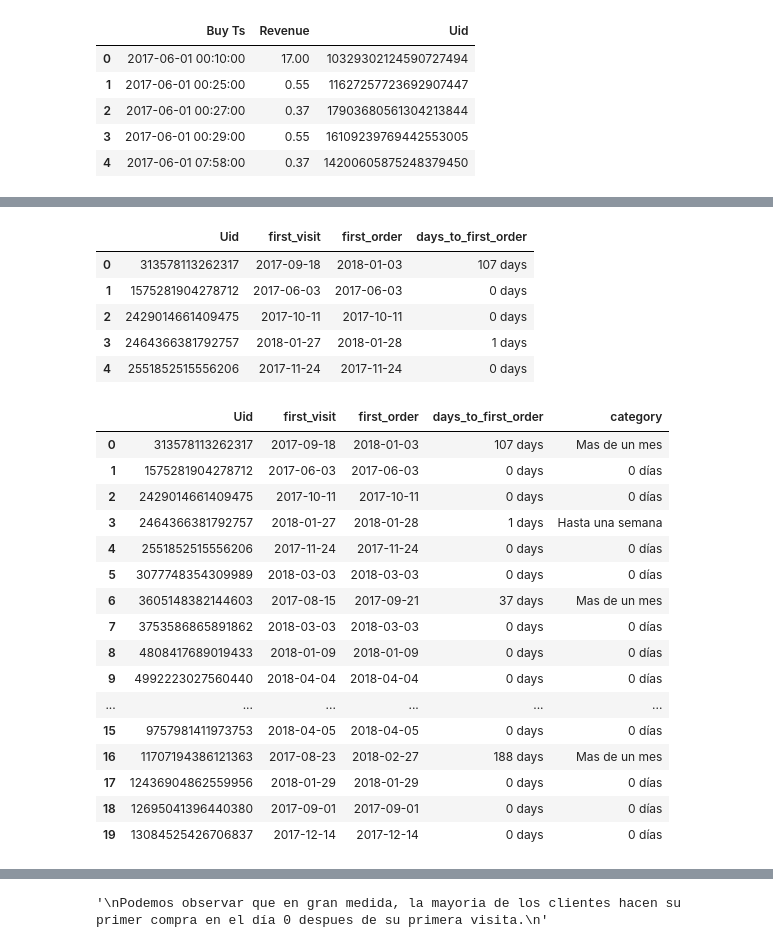
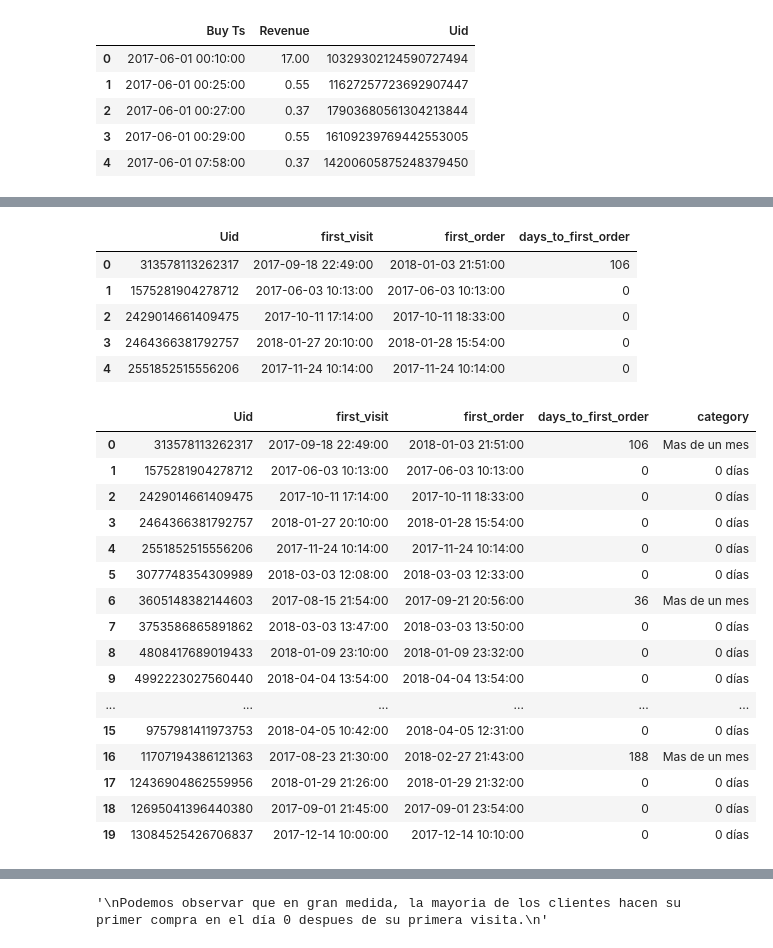
Before and after one commit to cristopherrexx-coder/Proyect-10, a Jupyter notebook: Sprint 10 proyect.ipynb, the cells around one changed output, grey strips where cells are left out. Saved outputs shown, nothing was run; the diff lists cells and outputs as text; code cells hidden in the pictures.

```diff
--- a/Sprint 10 proyect.ipynb
+++ b/Sprint 10 proyect.ipynb
@@ -431,5 +453,7 @@ Name: first_order_month, Length: 36523, dtype: datetime64[ns]
 # %%
-#Unimos los DF
+#Unimos los DF y renombramos las columans
 convertion = first_visit_user.merge(first_order_month, on='Uid')
+convertion.columns = ['Uid', 'first_visit', 'first_order']
+convertion['first_order']=pd.to_datetime(convertion['first_order'])
 convertion.head()
 # %% [output]
@@ -453,5 +465,0 @@ convertion.head()
-# %%
-#Damos formato de AÑO, MES Y DIA a las columnas con fechas
-convertion['first_visit'] = convertion['first_visit'].dt.date
-convertion['first_order'] = convertion['first_order'].dt.date
-convertion.head()
@@ -495,40 +483,40 @@ memory usage: 1.1+ MB
 # %%
 #Crearemos una columna con la diferencia de dias entre la primer visita y la primer orden
-convertion['days_to_first_order'] = convertion['first_order'] - convertion['first_visit']
+convertion['days_to_first_order'] = (convertion['first_order'] - convertion['first_visit']).dt.days
 convertion.head()
 # %% [output]
 |  | Uid | first_visit | first_order | days_to_first_order |
-| 0 | 313578113262317 | 2017-09-18 | 2018-01-03 | 107 days |
-| 1 | 1575281904278712 | 2017-06-03 | 2017-06-03 | 0 days |
-| 2 | 2429014661409475 | 2017-10-11 | 2017-10-11 | 0 days |
-| 3 | 2464366381792757 | 2018-01-27 | 2018-01-28 | 1 days |
-| 4 | 2551852515556206 | 2017-11-24 | 2017-11-24 | 0 days |
+| 0 | 313578113262317 | 2017-09-18 22:49:00 | 2018-01-03 21:51:00 | 106 |
+| 1 | 1575281904278712 | 2017-06-03 10:13:00 | 2017-06-03 10:13:00 | 0 |
+| 2 | 2429014661409475 | 2017-10-11 17:14:00 | 2017-10-11 18:33:00 | 0 |
+| 3 | 2464366381792757 | 2018-01-27 20:10:00 | 2018-01-28 15:54:00 | 0 |
+| 4 | 2551852515556206 | 2017-11-24 10:14:00 | 2017-11-24 10:14:00 | 0 |
 # %%
 #Listado del tiempo que tardan los clientes en realizar un pedido.
-convertion.loc[convertion['days_to_first_order'] > '30 days', 'category'] = 'Mas de un mes'
-convertion.loc[convertion['days_to_first_order'] <=  '30 days', 'category'] = 'Hasta un mes'
-convertion.loc[convertion['days_to_first_order'] <=  '7 days', 'category'] = 'Hasta una semana'
-convertion.loc[convertion['days_to_first_order'] == '0 days', 'category'] = '0 días'
+convertion.loc[convertion['days_to_first_order'] > 30, 'category'] = 'Mas de un mes'
+convertion.loc[convertion['days_to_first_order'] <=  30, 'category'] = 'Hasta un mes'
+convertion.loc[convertion['days_to_first_order'] <=  7, 'category'] = 'Hasta una semana'
+convertion.loc[convertion['days_to_first_order'] == 0, 'category'] = '0 días'
 
 convertion.head(20)
 # %% [output]
 |  | Uid | first_visit | first_order | days_to_first_order | category |
-| 0 | 313578113262317 | 2017-09-18 | 2018-01-03 | 107 days | Mas de un mes |
-| 1 | 1575281904278712 | 2017-06-03 | 2017-06-03 | 0 days | 0 días |
-| 2 | 2429014661409475 | 2017-10-11 | 2017-10-11 | 0 days | 0 días |
-| 3 | 2464366381792757 | 2018-01-27 | 2018-01-28 | 1 days | Hasta una semana |
-| 4 | 2551852515556206 | 2017-11-24 | 2017-11-24 | 0 days | 0 días |
-| 5 | 3077748354309989 | 2018-03-03 | 2018-03-03 | 0 days | 0 días |
-| 6 | 3605148382144603 | 2017-08-15 | 2017-09-21 | 37 days | Mas de un mes |
-| 7 | 3753586865891862 | 2018-03-03 | 2018-03-03 | 0 days | 0 días |
-| 8 | 4808417689019433 | 2018-01-09 | 2018-01-09 | 0 days | 0 días |
-| 9 | 4992223027560440 | 2018-04-04 | 2018-04-04 | 0 days | 0 días |
+| 0 | 313578113262317 | 2017-09-18 22:49:00 | 2018-01-03 21:51:00 | 106 | Mas de un mes |
+| 1 | 1575281904278712 | 2017-06-03 10:13:00 | 2017-06-03 10:13:00 | 0 | 0 días |
+| 2 | 2429014661409475 | 2017-10-11 17:14:00 | 2017-10-11 18:33:00 | 0 | 0 días |
+| 3 | 2464366381792757 | 2018-01-27 20:10:00 | 2018-01-28 15:54:00 | 0 | 0 días |
+| 4 | 2551852515556206 | 2017-11-24 10:14:00 | 2017-11-24 10:14:00 | 0 | 0 días |
+| 5 | 3077748354309989 | 2018-03-03 12:08:00 | 2018-03-03 12:33:00 | 0 | 0 días |
+| 6 | 3605148382144603 | 2017-08-15 21:54:00 | 2017-09-21 20:56:00 | 36 | Mas de un mes |
+| 7 | 3753586865891862 | 2018-03-03 13:47:00 | 2018-03-03 13:50:00 | 0 | 0 días |
+| 8 | 4808417689019433 | 2018-01-09 23:10:00 | 2018-01-09 23:32:00 | 0 | 0 días |
+| 9 | 4992223027560440 | 2018-04-04 13:54:00 | 2018-04-04 13:54:00 | 0 | 0 días |
 | ... | ... | ... | ... | ... | ... |
-| 15 | 9757981411973753 | 2018-04-05 | 2018-04-05 | 0 days | 0 días |
-| 16 | 11707194386121363 | 2017-08-23 | 2018-02-27 | 188 days | Mas de un mes |
-| 17 | 12436904862559956 | 2018-01-29 | 2018-01-29 | 0 days | 0 días |
-| 18 | 12695041396440380 | 2017-09-01 | 2017-09-01 | 0 days | 0 días |
-| 19 | 13084525426706837 | 2017-12-14 | 2017-12-14 | 0 days | 0 días |
+| 15 | 9757981411973753 | 2018-04-05 10:42:00 | 2018-04-05 12:31:00 | 0 | 0 días |
+| 16 | 11707194386121363 | 2017-08-23 21:30:00 | 2018-02-27 21:43:00 | 188 | Mas de un mes |
+| 17 | 12436904862559956 | 2018-01-29 21:26:00 | 2018-01-29 21:32:00 | 0 | 0 días |
+| 18 | 12695041396440380 | 2017-09-01 21:45:00 | 2017-09-01 23:54:00 | 0 | 0 días |
+| 19 | 13084525426706837 | 2017-12-14 10:00:00 | 2017-12-14 10:10:00 | 0 | 0 días |
 # %%
 #Listado del tiempo que tardan los clientes en realizar un pedido.
 category_convertion = convertion.groupby('category')['Uid'].count().reset_index()
```
Also changed, not shown: parts of 78 cells of this notebook, 1 other file.
